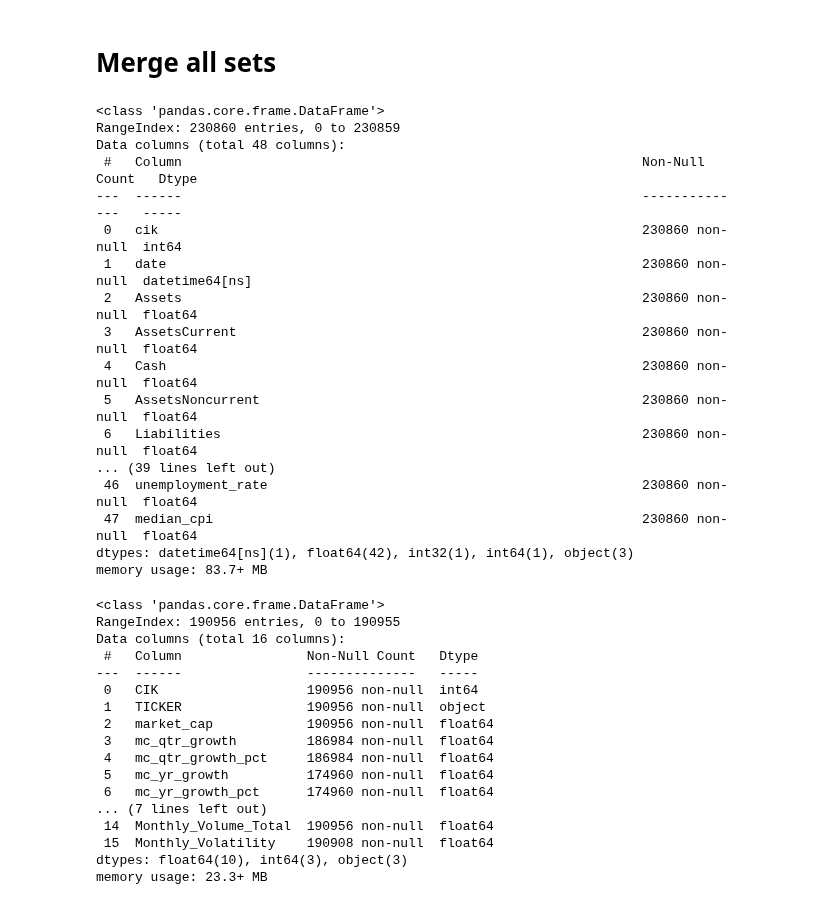
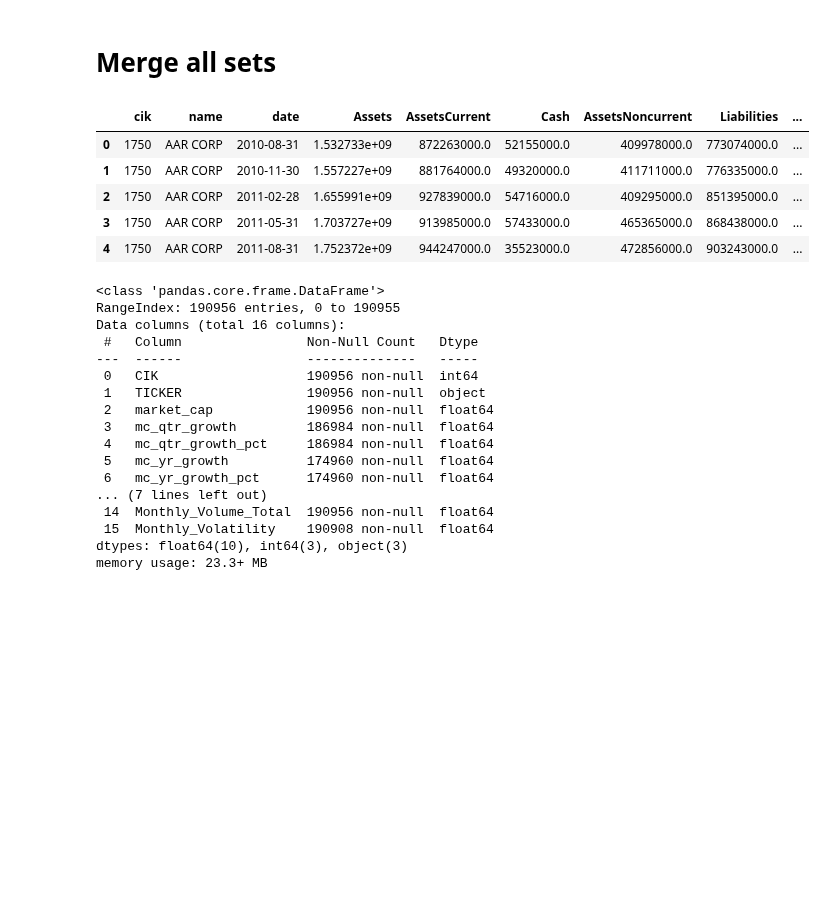
Before and after one commit to cnance09/Small-Cap-Scout, a Jupyter notebook: notebooks/Notebook_CN_2.ipynb, the cells around one changed output. Cells and saved outputs as stored; diff of their text form; code cells hidden in the pictures; blank space fills up the shorter version.

```diff
--- a/notebooks/Notebook_CN_2.ipynb
+++ b/notebooks/Notebook_CN_2.ipynb
@@ -512,25 +496,14 @@ stocks_marketcap.CIK.nunique()
 # %% [markdown]
 # Merge all sets
 # %%
-df_fin_fred.info()
+df_fin_fred.head()
 # %% [output]
-<class 'pandas.core.frame.DataFrame'>
-RangeIndex: 230860 entries, 0 to 230859
-Data columns (total 48 columns):
- #   Column                                                           Non-Null Count   Dtype
----  ------                                                           --------------   -----
- 0   cik                                                              230860 non-null  int64
- 1   date                                                             230860 non-null  datetime64[ns]
- 2   Assets                                                           230860 non-null  float64
- 3   AssetsCurrent                                                    230860 non-null  float64
- 4   Cash                                                             230860 non-null  float64
- 5   AssetsNoncurrent                                                 230860 non-null  float64
- 6   Liabilities                                                      230860 non-null  float64
-... (39 lines left out)
- 46  unemployment_rate                                                230860 non-null  float64
- 47  median_cpi                                                       230860 non-null  float64
-dtypes: datetime64[ns](1), float64(42), int32(1), int64(1), object(3)
-memory usage: 83.7+ MB
+|  | cik | name | date | Assets | AssetsCurrent | Cash | AssetsNoncurrent | Liabilities | ... |
+| 0 | 1750 | AAR CORP | 2010-08-31 | 1.532733e+09 | 872263000.0 | 52155000.0 | 409978000.0 | 773074000.0 | ... |
+| 1 | 1750 | AAR CORP | 2010-11-30 | 1.557227e+09 | 881764000.0 | 49320000.0 | 411711000.0 | 776335000.0 | ... |
+| 2 | 1750 | AAR CORP | 2011-02-28 | 1.655991e+09 | 927839000.0 | 54716000.0 | 409295000.0 | 851395000.0 | ... |
+| 3 | 1750 | AAR CORP | 2011-05-31 | 1.703727e+09 | 913985000.0 | 57433000.0 | 465365000.0 | 868438000.0 | ... |
+| 4 | 1750 | AAR CORP | 2011-08-31 | 1.752372e+09 | 944247000.0 | 35523000.0 | 472856000.0 | 903243000.0 | ... |
 # %%
 stocks_marketcap.info()
 # %% [output]
```
Also changed, not shown: parts of 5 cells of this notebook, 7 other files.
